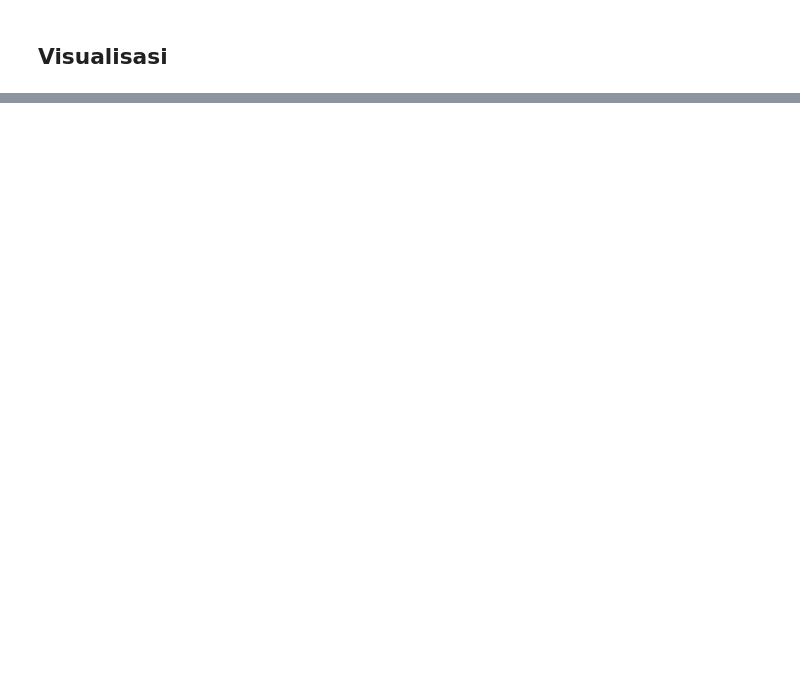
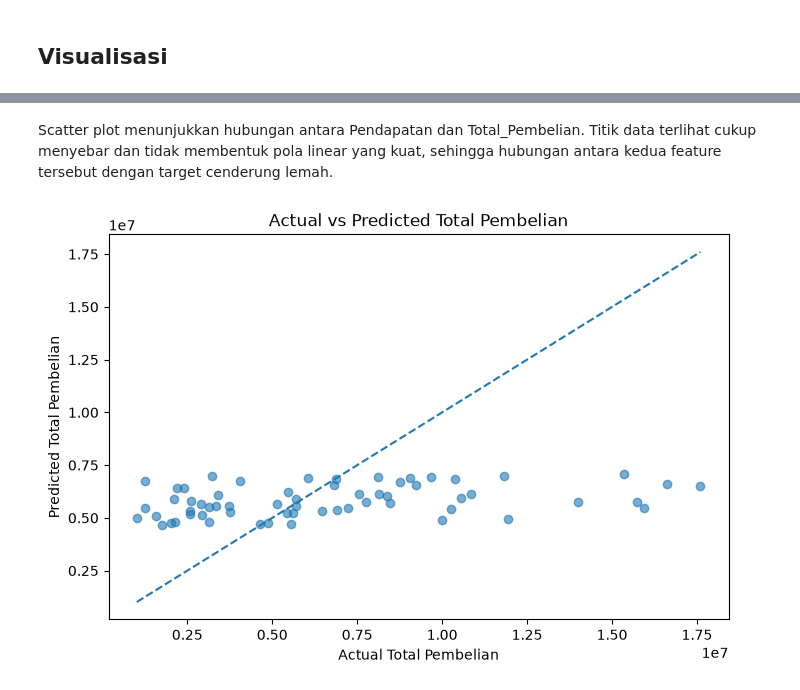
Before and after one commit to aeiprsty/praproses-data-regresi-linier, a Jupyter notebook: F1E124067_PutriPrayesti_MultipleRegression.ipynb, the cells around one changed output, grey strips where cells are left out. Cells and saved outputs as stored; diff of their text form; code cells hidden in the pictures; blank space fills up the shorter version.

```diff
--- a/F1E124067_PutriPrayesti_MultipleRegression.ipynb
+++ b/F1E124067_PutriPrayesti_MultipleRegression.ipynb
@@ -784,7 +679,0 @@ y = df_preprocessed["Total_Pembelian"]
-# %%
-X_train, X_test, y_train, y_test = train_test_split(
-    X,
-    y,
-    test_size=0.2,
-    random_state=42
-)
@@ -867,2 +774,18 @@ Ukuran df_preprocessed: (302, 27)
 # %% [markdown]
 ## Prediksi
+# %%
+# Prediksi pada data testing
+y_pred = model.predict(X_test)
+
+# Membuat tabel aktual vs prediksi
+hasil_prediksi = pd.DataFrame({
+    "Aktual": y_test.values,
+    "Prediksi": y_pred
+})
+
+# Menghitung error/selisih
+hasil_prediksi["Error"] = (
+    hasil_prediksi["Aktual"] - hasil_prediksi["Prediksi"]
+)
+
+display(hasil_prediksi.head(10))
@@ -872,0 +837,24 @@ Ukuran df_preprocessed: (302, 27)
+# %% [markdown]
+Scatter plot menunjukkan hubungan antara Pendapatan dan Total_Pembelian. Titik data terlihat cukup menyebar dan tidak membentuk pola linear yang kuat, sehingga hubungan antara kedua feature tersebut dengan target cenderung lemah.
+# %%
+plt.figure(figsize=(8, 5))
+
+plt.scatter(
+    y_test,
+    y_pred,
+    alpha=0.6
+)
+
+# Garis prediksi sempurna
+plt.plot(
+    [y_test.min(), y_test.max()],
+    [y_test.min(), y_test.max()],
+    linestyle="--"
+)
+
+plt.title("Actual vs Predicted Total Pembelian")
+plt.xlabel("Actual Total Pembelian")
+plt.ylabel("Predicted Total Pembelian")
+plt.show()
+# %% [output]
+[figure, added]
```
Also changed, not shown: parts of 37 cells of this notebook.
